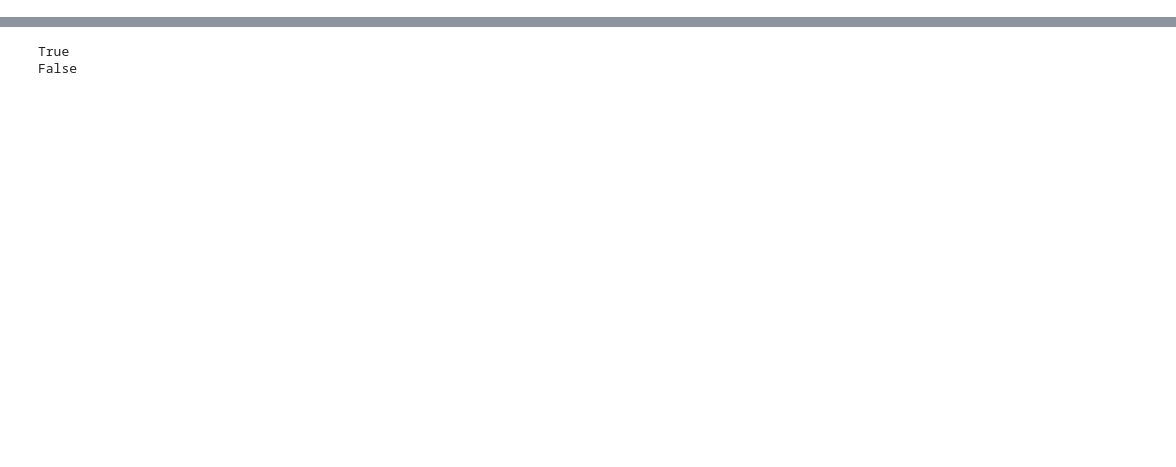
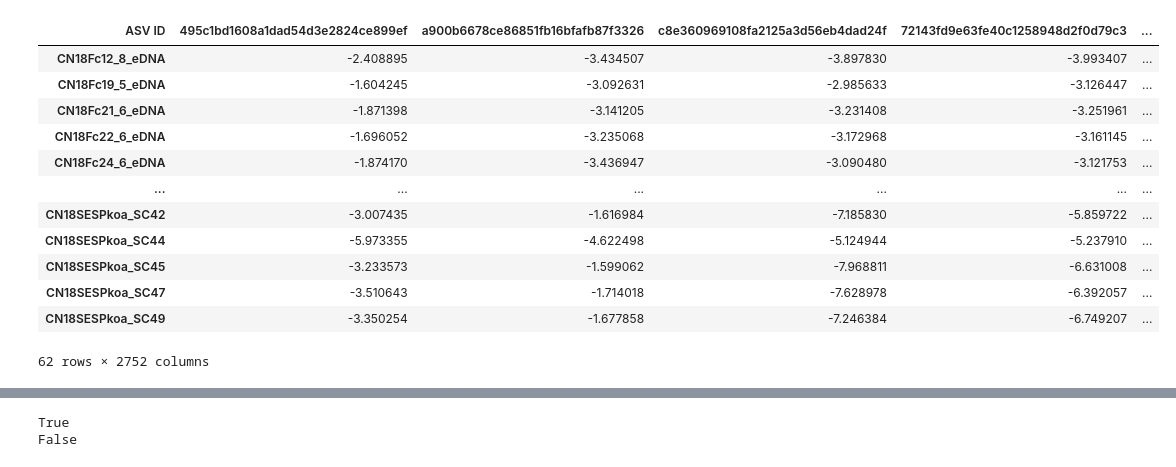
Before and after one commit to nvpatin/MAMBO, a Jupyter notebook: AccessoryScripts/erics_sandbox/Python/cluster test.ipynb, the cells around one changed output, grey strips where cells are left out. Saved outputs shown, nothing was run; the diff lists cells and outputs as text; code cells hidden in the pictures; blank space fills up the shorter version.

```diff
--- a/AccessoryScripts/erics_sandbox/Python/cluster test.ipynb
+++ b/AccessoryScripts/erics_sandbox/Python/cluster test.ipynb
@@ -10,0 +9,18 @@ asvs1 = pd.read_csv(file1, index_col=0, sep="\t").transpose()
+# %%
+# one random draw
+ran_lo = md.ranRelPct(asvs1)
+ran_lo
+# %% [output]
+| ASV ID | 495c1bd1608a1dad54d3e2824ce899ef | a900b6678ce86851fb16bfafb87f3326 | c8e360969108fa2125a3d56eb4dad24f | 72143fd9e63fe40c1258948d2f0d79c3 | ... |
+| CN18Fc12_8_eDNA | -2.408895 | -3.434507 | -3.897830 | -3.993407 | ... |
+| CN18Fc19_5_eDNA | -1.604245 | -3.092631 | -2.985633 | -3.126447 | ... |
+| CN18Fc21_6_eDNA | -1.871398 | -3.141205 | -3.231408 | -3.251961 | ... |
+| CN18Fc22_6_eDNA | -1.696052 | -3.235068 | -3.172968 | -3.161145 | ... |
+| CN18Fc24_6_eDNA | -1.874170 | -3.436947 | -3.090480 | -3.121753 | ... |
+| ... | ... | ... | ... | ... | ... |
+| CN18SESPkoa_SC42 | -3.007435 | -1.616984 | -7.185830 | -5.859722 | ... |
+| CN18SESPkoa_SC44 | -5.973355 | -4.622498 | -5.124944 | -5.237910 | ... |
+| CN18SESPkoa_SC45 | -3.233573 | -1.599062 | -7.968811 | -6.631008 | ... |
+| CN18SESPkoa_SC47 | -3.510643 | -1.714018 | -7.628978 | -6.392057 | ... |
+| CN18SESPkoa_SC49 | -3.350254 | -1.677858 | -7.246384 | -6.749207 | ... |
+62 rows × 2752 columns
```
Also changed, not shown: parts of 13 cells of this notebook, 2 other files.
